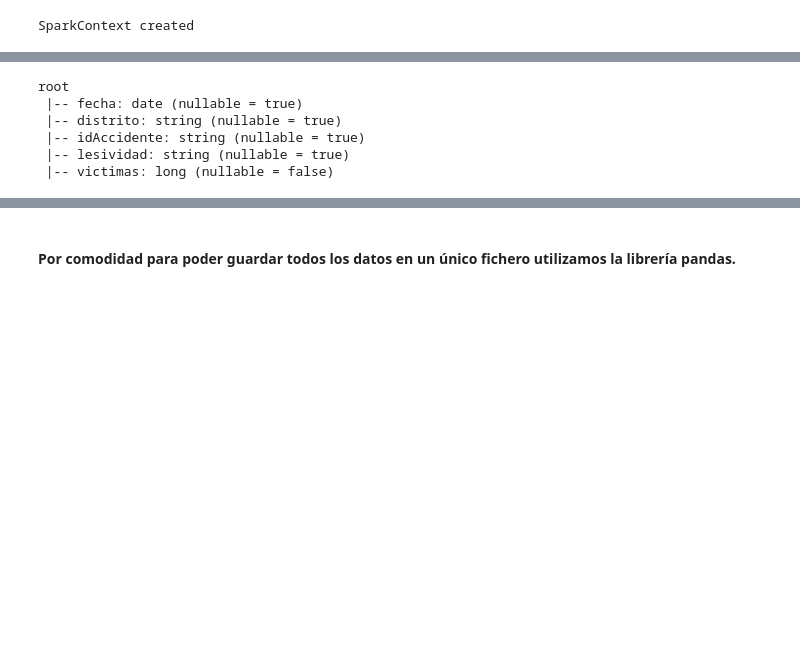
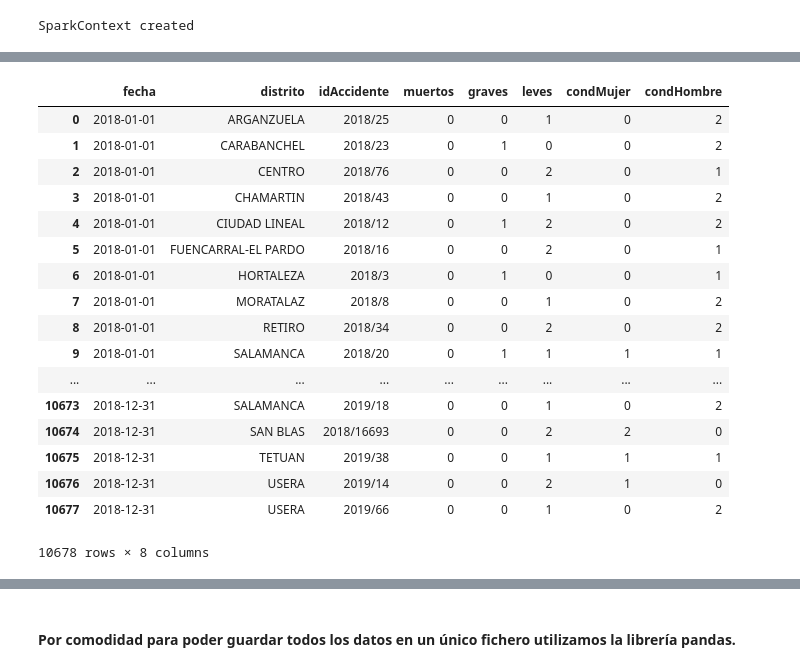
Before and after one commit to jventura68/PracticasBigData, a Jupyter notebook: accidentes.ipynb, the cells around one changed output, grey strips where cells are left out. Saved outputs shown, nothing was run; the diff lists cells and outputs as text; code cells hidden in the pictures; blank space fills up the shorter version.

```diff
--- a/accidentes.ipynb
+++ b/accidentes.ipynb
@@ -56,5 +56,6 @@ print ('SparkContext created')
 SparkContext created
 # %%
 # Cargamos el fichero desde hdfs
-accidenteData = spark.read.csv ('hdfs://localhost:9000/user/ubuntu/accidentes/2018.csv',header=True)
+#accidenteData = spark.read.csv ('hdfs://localhost:9000/user/ubuntu/accidentes/2018.csv',header=True)
 #accidenteData = spark.read.csv ('file:///home/ubuntu/Downloads/2018_Accidentalidad.csv',header=True)
+accidenteData = spark.read.csv ('file:///home/jose/Descargas/2018.csv',header=True)
@@ -63,11 +84,17 @@ import pyspark.sql.functions as func
 
 # Reducimos las columnas que tenemos que utilizar mediante la Select
 # y aplicamos las funciones necesarias a los datos
-accRed=accidenteData.select(
+accRed=accidenteData\
+  .filter ((func.substring(accidenteData.LESIVIDAD,1,1)=='H') |
+            (func.substring(accidenteData.LESIVIDAD,1,1)=='M') |
+            (accidenteData['TIPO PERSONA'] == 'CONDUCTOR'))\
+  .select(
 #        func.to_date(accidenteData.FECHA, 'dd/MM/yyyy HH:mm:ss').alias('fecha'), \
         func.to_date(accidenteData.FECHA, 'dd/MM/yyyy').alias('fecha'), \
         accidenteData.DISTRITO.alias('distrito'), \
         accidenteData["Nº PARTE"].alias('idAccidente'), \
+        accidenteData["TIPO PERSONA"].alias('tipoPersona'), \
+        accidenteData["SEXO"].alias('sexo'), \
         func.substring(accidenteData.LESIVIDAD,1,2).alias('lesividad'), \
 )
 # %%
@@ -83,17 +122,37 @@ root
 # Eliminamos las filas de las personas ilesas
 # Agrupamos por fecha, distrito, accidente y lesividad para contar
 # los registros y tener el total de afectados.
-accGrouped=accRed.filter(accRed.lesividad != "IL")\
-                .groupBy('fecha','distrito','idAccidente','lesividad')\
-                .agg(func.count('lesividad').alias('victimas'))\
-                .sort ('fecha','distrito','idAccidente','lesividad')
+accGrouped=accRed\
+                .groupBy('fecha','distrito','idAccidente')\
+                .agg(func.count(func.when(accRed.lesividad=='MT',1)).alias('muertos'),
+                     func.count(func.when(accRed.lesividad=='HG',1)).alias('graves'),
+                     func.count(func.when(accRed.lesividad=='HL',1)).alias('leves'),
+                     func.count(func.when((accRed.sexo == 'MUJER') &
+                                          (accRed.tipoPersona == 'CONDUCTOR'),1)).alias('condMujer'),
+                     func.count(func.when((accRed.sexo == 'HOMBRE') &
+                                          (accRed.tipoPersona == 'CONDUCTOR'),1)).alias('condHombre'),
+                    )\
+                .na.fill(0)\
+                .sort ('fecha','distrito','idAccidente')
 # %%
 #Las columnas del Dataframe accRed quedan así
-accGrouped.printSchema()
+accGrouped.toPandas()
 # %% [output]
+|  | fecha | distrito | idAccidente | muertos | graves | leves | condMujer | condHombre |
+| 0 | 2018-01-01 | ARGANZUELA | 2018/25 | 0 | 0 | 1 | 0 | 2 |
+| 1 | 2018-01-01 | CARABANCHEL | 2018/23 | 0 | 1 | 0 | 0 | 2 |
+| 2 | 2018-01-01 | CENTRO | 2018/76 | 0 | 0 | 2 | 0 | 1 |
+| 3 | 2018-01-01 | CHAMARTIN | 2018/43 | 0 | 0 | 1 | 0 | 2 |
+| 4 | 2018-01-01 | CIUDAD LINEAL | 2018/12 | 0 | 1 | 2 | 0 | 2 |
+| 5 | 2018-01-01 | FUENCARRAL-EL PARDO | 2018/16 | 0 | 0 | 2 | 0 | 1 |
+| 6 | 2018-01-01 | HORTALEZA | 2018/3 | 0 | 1 | 0 | 0 | 1 |
+| 7 | 2018-01-01 | MORATALAZ | 2018/8 | 0 | 0 | 1 | 0 | 2 |
+| 8 | 2018-01-01 | RETIRO | 2018/34 | 0 | 0 | 2 | 0 | 2 |
+| 9 | 2018-01-01 | SALAMANCA | 2018/20 | 0 | 1 | 1 | 1 | 1 |
+| ... | ... | ... | ... | ... | ... | ... | ... | ... |
+| 10673 | 2018-12-31 | SALAMANCA | 2019/18 | 0 | 0 | 1 | 0 | 2 |
+| 10674 | 2018-12-31 | SAN BLAS | 2018/16693 | 0 | 0 | 2 | 2 | 0 |
+| 10675 | 2018-12-31 | TETUAN | 2019/38 | 0 | 0 | 1 | 1 | 1 |
+| 10676 | 2018-12-31 | USERA | 2019/14 | 0 | 0 | 2 | 1 | 0 |
+| 10677 | 2018-12-31 | USERA | 2019/66 | 0 | 0 | 1 | 0 | 2 |
-root
- |-- fecha: date (nullable = true)
- |-- distrito: string (nullable = true)
- |-- idAccidente: string (nullable = true)
- |-- lesividad: string (nullable = true)
- |-- victimas: long (nullable = false)
+10678 rows × 8 columns
```
Also changed, not shown: parts of 4 cells of this notebook, 3 other files.
